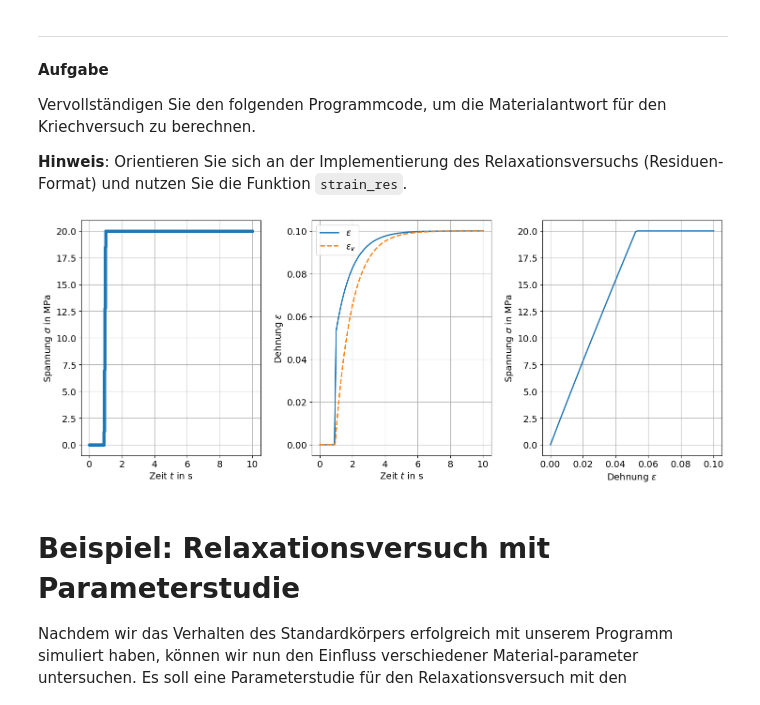
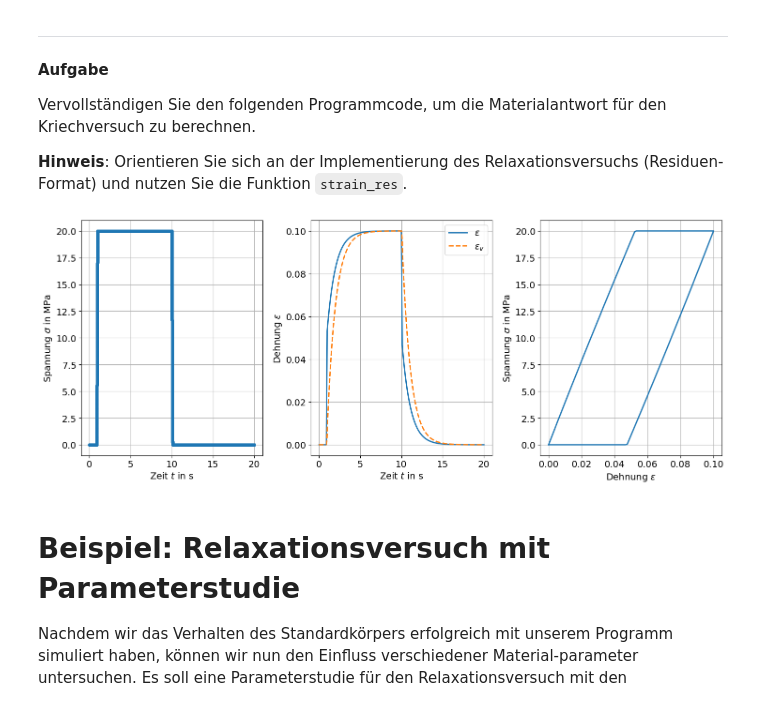
Before and after one commit to tmfrln/mechIV-programming, a Jupyter notebook: viscoelasticity/exercise_viscoelasticity_solution.ipynb, the cells around one changed output. Saved outputs shown, nothing was run; the diff lists cells and outputs as text; code cells hidden in the pictures.

```diff
--- a/viscoelasticity/exercise_viscoelasticity_solution.ipynb
+++ b/viscoelasticity/exercise_viscoelasticity_solution.ipynb
@@ -427,51 +431,53 @@ fct = 50
 # Definition der Belastungsabschnitte
 t_1, dt_1, sig_1 = generate_load(0.0, 0.9,  0.0,  0.0,  1*fct,  False)
 t_2, dt_2, sig_2 = generate_load(0.9, 1.0,  0.0,  20.0, 5*fct,  False)
-t_3, dt_3, sig_3 = generate_load(1.0, 10.0, 20.0, 20.0, 10*fct, True)
+t_3, dt_3, sig_3 = generate_load(1.0, 10.0, 20.0, 20.0, 10*fct, False)
+t_4, dt_4, sig_4 = generate_load(10.0, 10.1, 20.0, 0.0, 10*fct, False)
+t_5, dt_5, sig_5 = generate_load(10.1, 20.0, 0.0, 0.0,  10*fct, True)
 
 # Zusammenfügen der Arrays für die gesamte Belastung
-t = np.concatenate([t_1, t_2, t_3])
-dt = np.concatenate([dt_1, dt_2, dt_3])
-sig = np.concatenate([sig_1, sig_2, sig_3])
+t = np.concatenate([t_1, t_2, t_3, t_4, t_5])
+dt = np.concatenate([dt_1, dt_2, dt_3, dt_4, dt_5])
+sig = np.concatenate([sig_1, sig_2, sig_3, sig_4, sig_5])
 
 # Materialparameter
-E = 200.
-eta = 100.
-Einf = 200.
+E = 200.0 # MPa
+eta = 100.0 # MPa s
+Einf = 200.0 # MPa
 
 # Initialisierung der Arrays für Dehnung und viskose Dehnung
 eps = np.zeros_like(sig)
-epsv = np.zeros_like(sig) # (zu Beginn 0)
+epsv = np.zeros_like(sig) # (zu Beginn ist epsv = 0)
 
 # Berechnung der Dehnung und viskosen Dehnung über die Zeit
 for i in range(1,len(sig)):
     # Berechnung der aktuellen Dehnung und viskosen Dehnung
     # unter Verwendung der Werte aus dem vorherigen Zeitschritt (i-1)
     eps[i], epsv[i] = strain_res(sig[i], epsv[i-1], dt[i], Einf, E, eta)
 
 
 # Plot 1: Zeitlicher Verlauf der Spannung
 plt.subplot(131)
 plt.plot(t, sig, '-', marker='o', markersize=4)
 plt.xlabel(r'Zeit $t$ in $\mathrm{s}$')
 plt.ylabel(r'Spannung $\sigma$ in $\mathrm{MPa}$')
 
 # Plot 2: Zeitlicher Verlauf der Dehnung
 plt.subplot(132)
 plt.plot(t, eps, '-', label=r'$\varepsilon$')
 plt.plot(t, epsv, '--', label=r'$\varepsilon_v$')
 plt.xlabel(r'Zeit $t$ in $\mathrm{s}$')
 plt.ylabel(r'Dehnung $\varepsilon$')
 plt.legend()
 
 # Plot 3: Spannungs-Dehnungs-Diagramm
 plt.subplot(133)
 plt.plot(eps, sig)
 plt.xlabel(r'Dehnung $\varepsilon$')
 plt.ylabel(r'Spannung $\sigma$ in $\mathrm{MPa}$')
 plt.tight_layout()
 # %% [output]
-[figure, old version]
+[figure, new version]
 # %% [markdown]
 # Beispiel: Relaxationsversuch mit Parameterstudie
 
```
Also changed, not shown: parts of 5 cells of this notebook.
